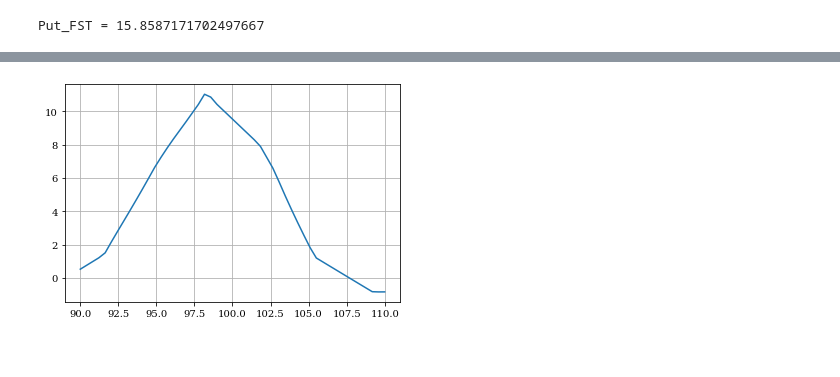
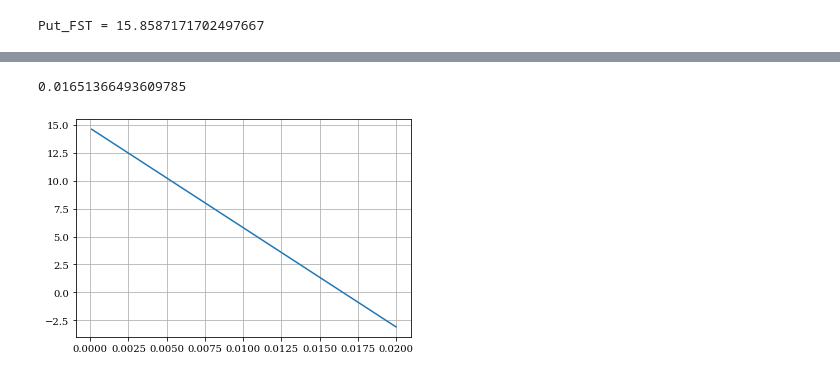
Before and after one commit to hwlcry/European-Option, a Jupyter notebook: RSMJD.ipynb, the cells around one changed output, grey strips where cells are left out. Drawn from its saved outputs; the diff is of its cells as text; code cells hidden in the pictures.

```diff
--- a/RSMJD.ipynb
+++ b/RSMJD.ipynb
@@ -16,7 +16,7 @@ S0 = 100.0 # ini stock price
 G = 100.0 # garantee level
 T = 10 # maturity
 m = 0.02 # R&E fee
-me = 0.01441466502048007 # rider charge
+me = 0.01651366493609785 # rider charge
 N, X = 1024, 7.5 # FST param.
 I, M = 1000000, 10 # Monte Carlo param.
 
@@ -338,8 +258,0 @@ mjdgreeks_fst(S0, K, r, T, si, q, la, mu, nu, 512, x)
-# %%
-S0 = np.linspace(90, 110)
-P = []
-for i in range(50):
-    price = mjdprice_fst(S0[i], 100, 0.06, 0.1, 0.12, 0.01, 0.15, -1.08, 0.3, N, x)[0]
-    P.append(price)
-plt.plot(S0, P)
-plt.grid()
@@ -348,8 +258,0 @@ plt.grid()
-# %%
-S0 = np.linspace(90, 110)
-P = []
-for i in range(50):
-    price = mjdgreeks_fst(S0[i], 100, 0.06, 0.1, 0.12, 0.01, 0.15, -1.08, 0.3, 512, x)[1]
-    P.append(price)
-plt.plot(S0, P)
-plt.grid()
@@ -358,10 +259,15 @@ plt.grid()
-# %%
-S0 = np.linspace(90, 110)
-P = []
-for i in range(50):
-    price = mjdgreeks_fst(S0[i], 100, 0.06, 0.1, 0.12, 0.01, 0.15, -1.08, 0.3, 512, x)[3]
-    P.append(price)
-plt.plot(S0, P)
-plt.grid()
-# %% [output]
-[figure, removed]
+# %%
+# Fair Rates (m, me)
+me = np.linspace(0.0001, 0.02)
+loss = []
+for i in me:
+    temp = rsmjd_gmmb_fst(S0, G, T, r, sigma, m, i, lamb, mu, nu, A, Pi, N, X)
+    loss.append(temp)
+plt.plot(me, loss)
+plt.grid()
+f = interpolate.PchipInterpolator(loss[::-1], me[::-1])
+me = f(0) # fair rate of me
+float(me) # 0.01651366493609785
+# %% [output]
+0.01651366493609785
+[figure, added]
```
Also changed, not shown: parts of 35 cells of this notebook.
